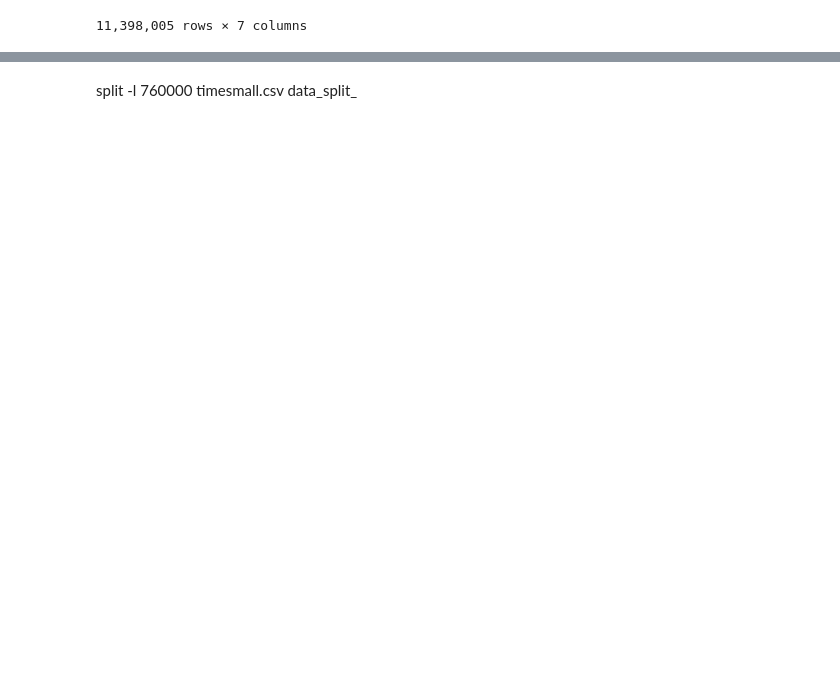
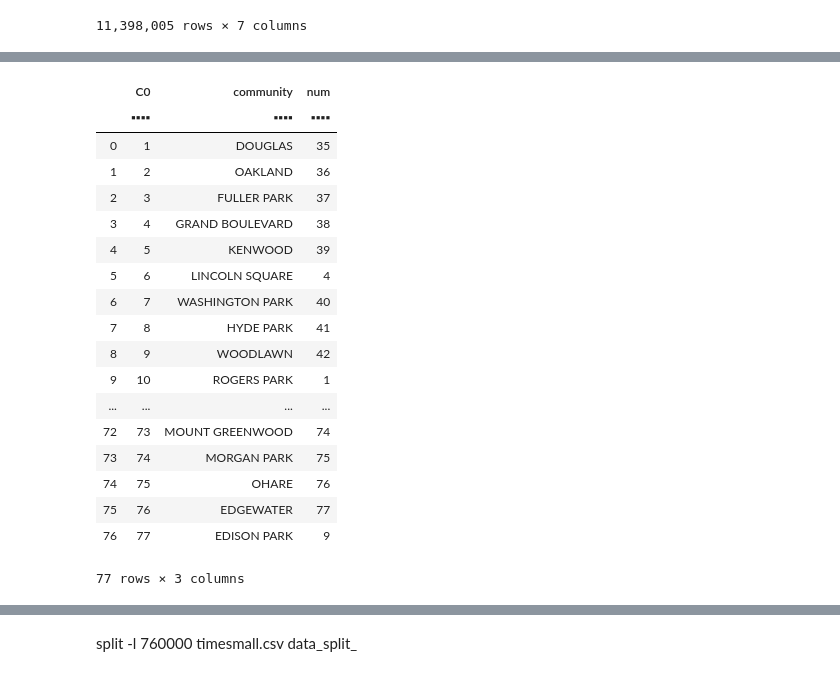
Before and after one commit to vpate70/proj3_cs424, a Jupyter notebook: data_proces.ipynb, the cells around one changed output, grey strips where cells are left out. Drawn from its saved outputs; the diff is of its cells as text; code cells hidden in the pictures; blank space fills up the shorter version.

```diff
--- a/data_proces.ipynb
+++ b/data_proces.ipynb
@@ -422,0 +480,24 @@ DT
+# %%
+import datatable as dt
+DT = dt.fread("help.csv")
+DT
+# %% [output]
+|  | C0 | community | num |
+|  | ▪▪▪▪ | ▪▪▪▪ | ▪▪▪▪ |
+| 0 | 1 | DOUGLAS | 35 |
+| 1 | 2 | OAKLAND | 36 |
+| 2 | 3 | FULLER PARK | 37 |
+| 3 | 4 | GRAND BOULEVARD | 38 |
+| 4 | 5 | KENWOOD | 39 |
+| 5 | 6 | LINCOLN SQUARE | 4 |
+| 6 | 7 | WASHINGTON PARK | 40 |
+| 7 | 8 | HYDE PARK | 41 |
+| 8 | 9 | WOODLAWN | 42 |
+| 9 | 10 | ROGERS PARK | 1 |
+| ... | ... | ... | ... |
+| 72 | 73 | MOUNT GREENWOOD | 74 |
+| 73 | 74 | MORGAN PARK | 75 |
+| 74 | 75 | OHARE | 76 |
+| 75 | 76 | EDGEWATER | 77 |
+| 76 | 77 | EDISON PARK | 9 |
+77 rows × 3 columns
```
Also changed, not shown: parts of 11 cells of this notebook.
